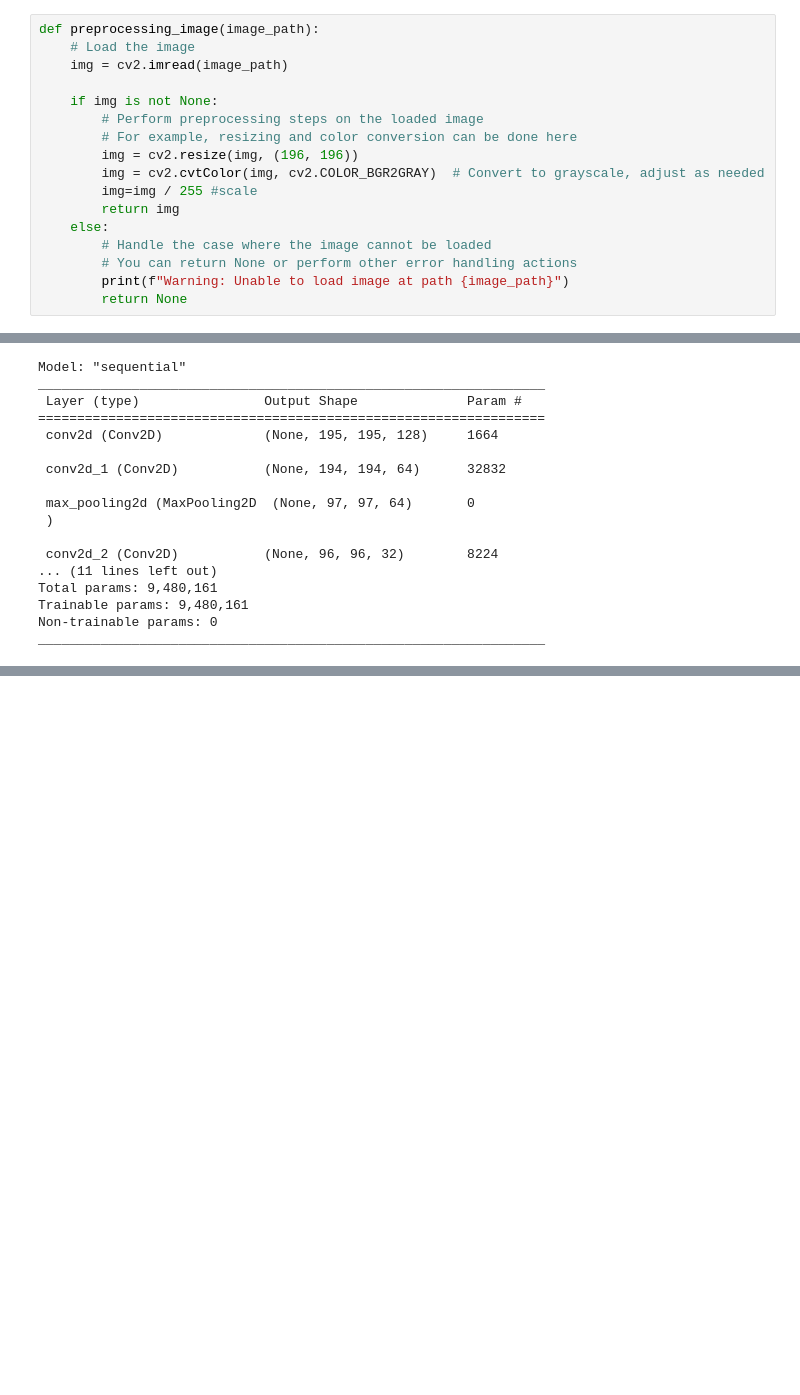
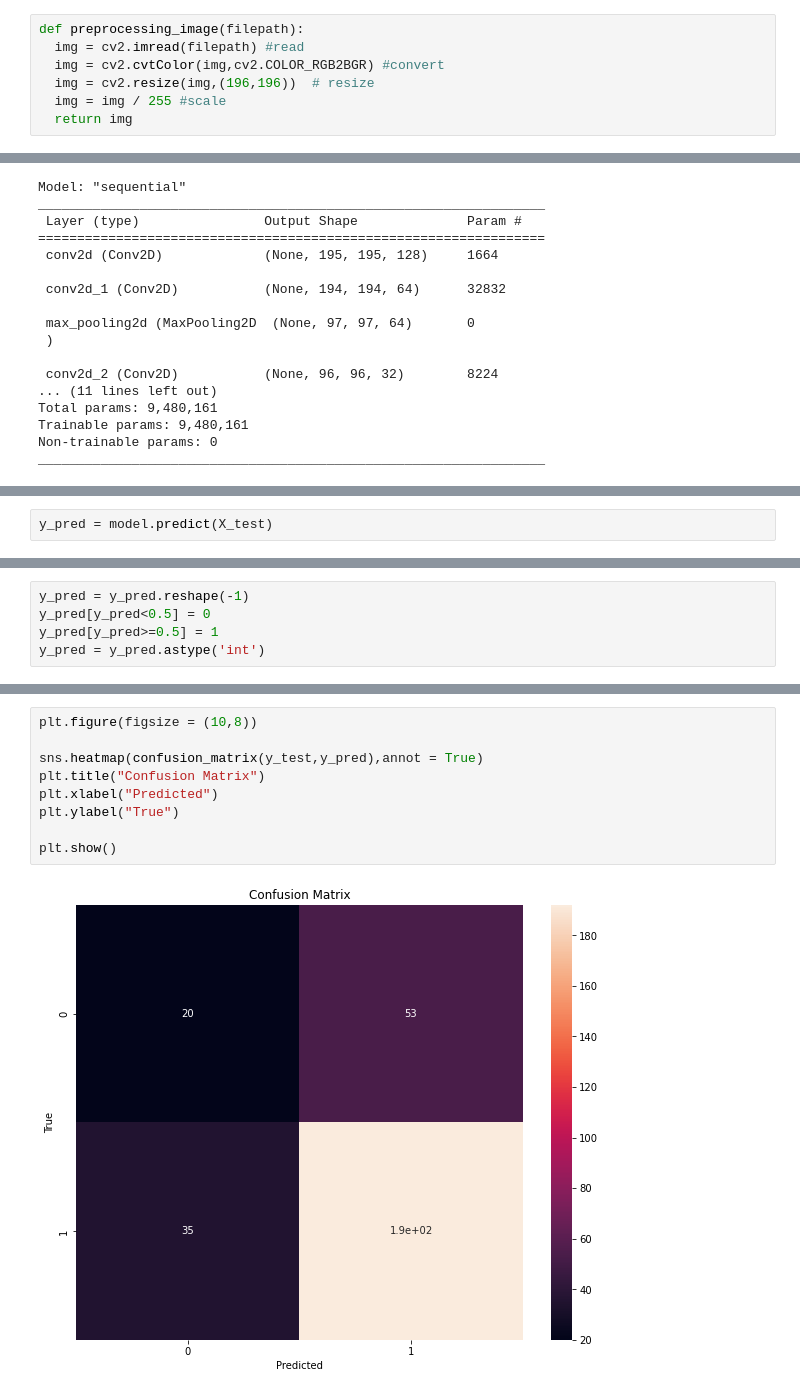
Before and after one commit to Tanmayss1/Fire_Detection, a Jupyter notebook: Fire_detection_model.ipynb, the cells around one changed output, grey strips where cells are left out. Drawn from its saved outputs; the diff is of its cells as text; blank space fills up the shorter version.

```diff
--- a/Fire_detection_model.ipynb
+++ b/Fire_detection_model.ipynb
@@ -138,20 +136,10 @@ plt.show()
-# %%
-def preprocessing_image(image_path):
-    # Load the image
-    img = cv2.imread(image_path)
-
-    if img is not None:
-        # Perform preprocessing steps on the loaded image
-        # For example, resizing and color conversion can be done here
-        img = cv2.resize(img, (196, 196))
-        img = cv2.cvtColor(img, cv2.COLOR_BGR2GRAY)  # Convert to grayscale, adjust as needed
-        img=img / 255 #scale
-        return img
-    else:
-        # Handle the case where the image cannot be loaded
-        # You can return None or perform other error handling actions
-        print(f"Warning: Unable to load image at path {image_path}")
-        return None
+# %%
+def preprocessing_image(filepath):
+  img = cv2.imread(filepath) #read
+  img = cv2.cvtColor(img,cv2.COLOR_RGB2BGR) #convert
+  img = cv2.resize(img,(196,196))  # resize
+  img = img / 255 #scale
+  return img
 # %% [markdown]
 #### We create numpy array X and y . X are 998 images with (196,196,3) shape, y the target is (998,) shape
 # %%
@@ -222,0 +223,2 @@ ValueError: in user code:
+# %%
+y_pred = model.predict(X_test)
@@ -222,0 +227,5 @@ ValueError: in user code:
+# %%
+y_pred = y_pred.reshape(-1)
+y_pred[y_pred<0.5] = 0
+y_pred[y_pred>=0.5] = 1
+y_pred = y_pred.astype('int')
@@ -222,0 +249,11 @@ ValueError: in user code:
+# %%
+plt.figure(figsize = (10,8))
+
+sns.heatmap(confusion_matrix(y_test,y_pred),annot = True)
+plt.title("Confusion Matrix")
+plt.xlabel("Predicted")
+plt.ylabel("True")
+
+plt.show()
+# %% [output]
+[figure, added]
```
Also changed, not shown: parts of 20 cells of this notebook, 1 other file.
